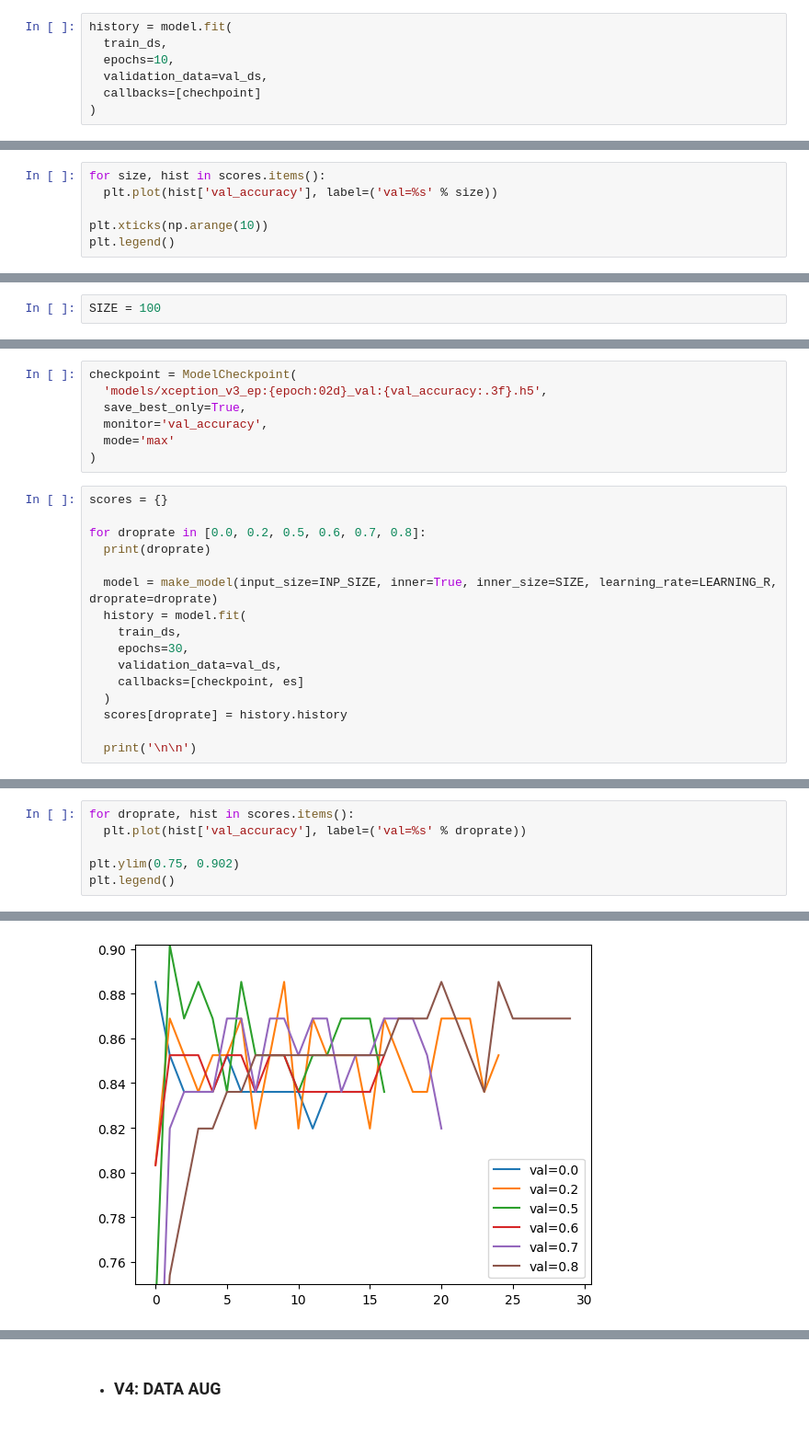
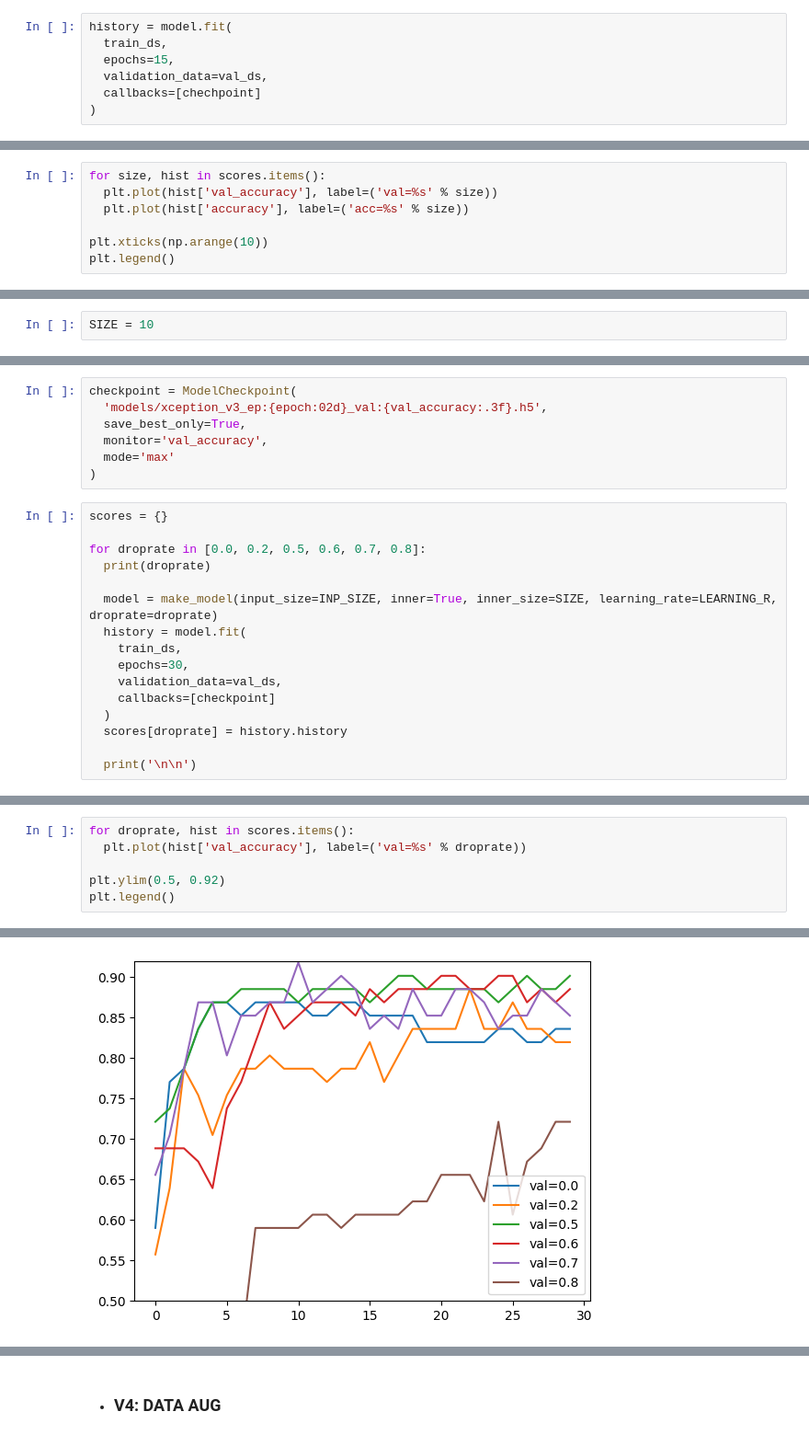
Before and after one commit to marcelonieva7/Chest_X-rays_classification, a Jupyter notebook: notebook.ipynb, the cells around one changed output, grey strips where cells are left out. Shown at 92% size. Saved outputs shown, nothing was run; the diff lists cells and outputs as text.

```diff
--- a/notebook.ipynb
+++ b/notebook.ipynb
@@ -200,7 +187,7 @@ chechpoint = ModelCheckpoint(
 # %%
 history = model.fit(
   train_ds,
-  epochs=10,
+  epochs=15,
   validation_data=val_ds,
   callbacks=[chechpoint]
 )
@@ -342,6 +324,7 @@ Epoch 10/10
 # %%
 for size, hist in scores.items():
   plt.plot(hist['val_accuracy'], label=('val=%s' % size))
+  plt.plot(hist['accuracy'], label=('acc=%s' % size))
 
 plt.xticks(np.arange(10))
 plt.legend()
@@ -351,4 +334,4 @@ plt.legend()
 # %%
-SIZE = 100
+SIZE = 10
 # %% [markdown]
 - ### V3: Drop rate
@@ -372,7 +353,7 @@ for droprate in [0.0, 0.2, 0.5, 0.6, 0.7, 0.8]:
     train_ds,
     epochs=30,
     validation_data=val_ds,
-    callbacks=[checkpoint, es]
+    callbacks=[checkpoint]
   )
   scores[droprate] = history.history
 
@@ -400,10 +379,10 @@ Epoch 30/30
 # %%
 for droprate, hist in scores.items():
   plt.plot(hist['val_accuracy'], label=('val=%s' % droprate))
 
-plt.ylim(0.75, 0.902)
+plt.ylim(0.5, 0.92)
 plt.legend()
 # %% [output]
 <matplotlib.legend.Legend at 0x...>
-[figure, old version]
+[figure, new version]
 # %%
```
Also changed, not shown: parts of 29 cells of this notebook.
